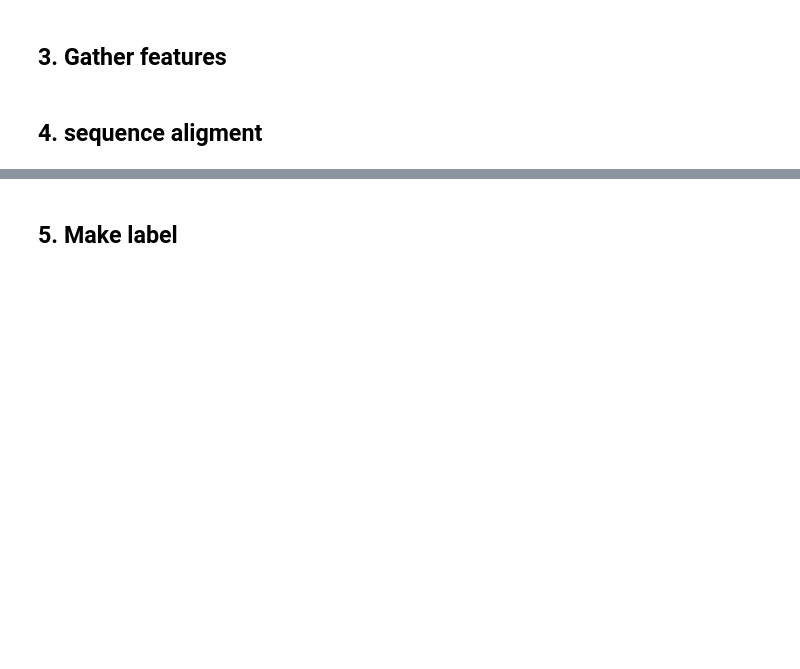
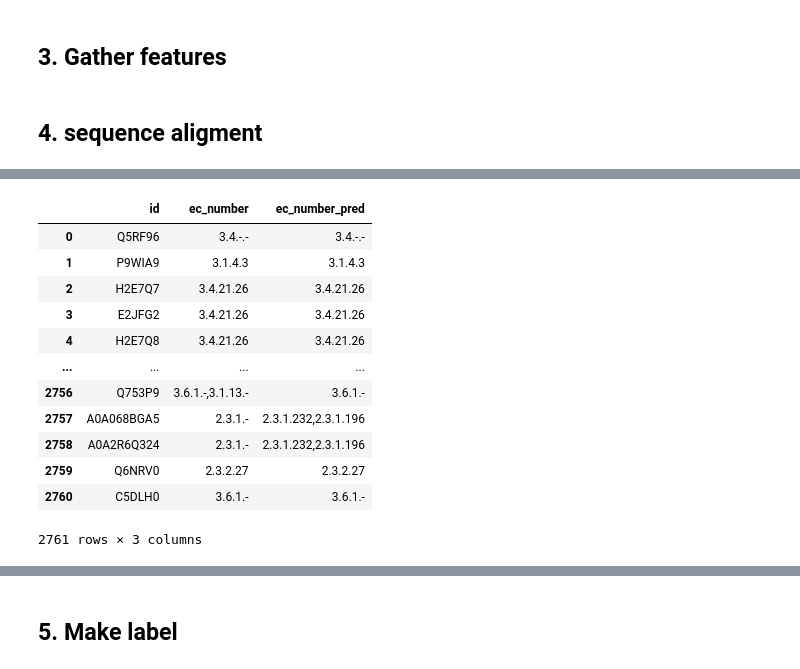
Before and after one commit to kingstdio/ECRECer, a Jupyter notebook: tasks/task3.ipynb, the cells around one changed output, grey strips where cells are left out. Drawn from its saved outputs; the diff is of its cells as text; code cells hidden in the pictures; blank space fills up the shorter version.

```diff
--- a/tasks/task3.ipynb
+++ b/tasks/task3.ipynb
@@ -86,3 +84,19 @@ diamond blastp -d /tmp/train.dmnd  -q  /tmp/test.fasta -o /tmp/test_fasta_result
 res_data = res_data[['id', 'sseqid']].merge(train, left_on='sseqid',right_on='id', how='left')[['id_x','sseqid','ec_number']]
 res_data =res_data.rename(columns={'id_x':'id','sseqid':'id_ref', 'ec_number':'ec_number_pred'})
 res_data=res_data.merge(test, on='id', how='left')[['id','ec_number','ec_number_pred']]
+# %%
+res_data
+# %% [output]
+|  | id | ec_number | ec_number_pred |
+| 0 | Q5RF96 | 3.4.-.- | 3.4.-.- |
+| 1 | P9WIA9 | 3.1.4.3 | 3.1.4.3 |
+| 2 | H2E7Q7 | 3.4.21.26 | 3.4.21.26 |
+| 3 | E2JFG2 | 3.4.21.26 | 3.4.21.26 |
+| 4 | H2E7Q8 | 3.4.21.26 | 3.4.21.26 |
+| ... | ... | ... | ... |
+| 2756 | Q753P9 | 3.6.1.-,3.1.13.- | 3.6.1.- |
+| 2757 | A0A068BGA5 | 2.3.1.- | 2.3.1.232,2.3.1.196 |
+| 2758 | A0A2R6Q324 | 2.3.1.- | 2.3.1.232,2.3.1.196 |
+| 2759 | Q6NRV0 | 2.3.2.27 | 2.3.2.27 |
+| 2760 | C5DLH0 | 3.6.1.- | 3.6.1.- |
+2761 rows × 3 columns
```
Also changed, not shown: parts of 15 cells of this notebook, 5 other files.
